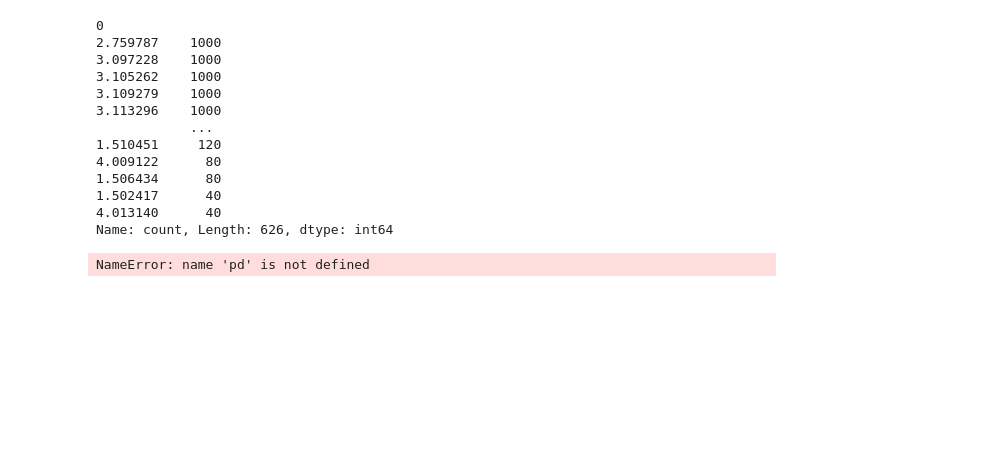
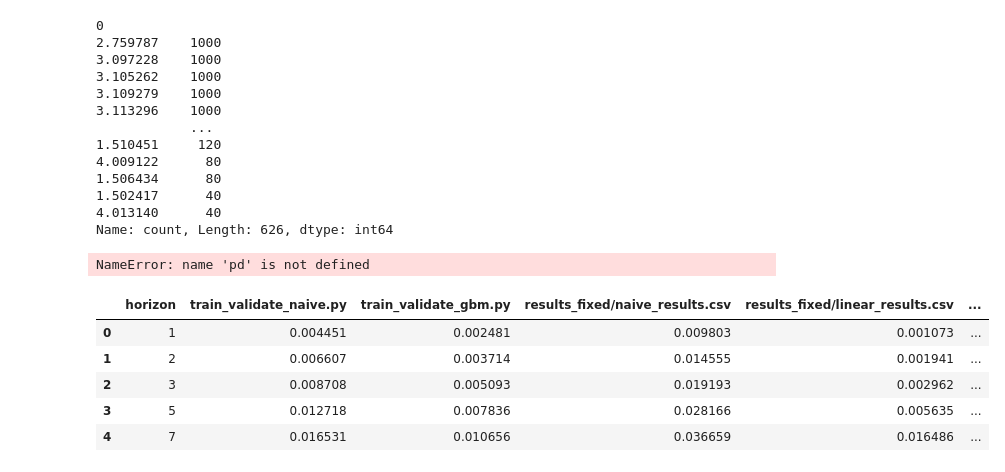
Before and after one commit to DIvkov575/geneExpressionTSA, a Jupyter notebook: main.ipynb, the cells around one changed output. Cells and saved outputs as stored; diff of their text form; code cells hidden in the pictures; blank space fills up the shorter version.

```diff
--- a/main.ipynb
+++ b/main.ipynb
@@ -280,3 +280,15 @@ a = pd.read_csv('data/CRE.csv')
 a['1'].hist()
 # %% [output]
 NameError: name 'pd' is not defined
+# %%
+import pandas as pd
+# pd.read_csv('results/mae_comparison_table.csv').head()
+# pd.read_csv('data/CRE.csv').head()
+pd.read_csv('results.csv').head()
+# %% [output]
+|  | horizon | train_validate_naive.py | train_validate_gbm.py | results_fixed/naive_results.csv | results_fixed/linear_results.csv | ... |
+| 0 | 1 | 0.004451 | 0.002481 | 0.009803 | 0.001073 | ... |
+| 1 | 2 | 0.006607 | 0.003714 | 0.014555 | 0.001941 | ... |
+| 2 | 3 | 0.008708 | 0.005093 | 0.019193 | 0.002962 | ... |
+| 3 | 5 | 0.012718 | 0.007836 | 0.028166 | 0.005635 | ... |
+| 4 | 7 | 0.016531 | 0.010656 | 0.036659 | 0.016486 | ... |
```
Also changed, not shown: 26 other files.
